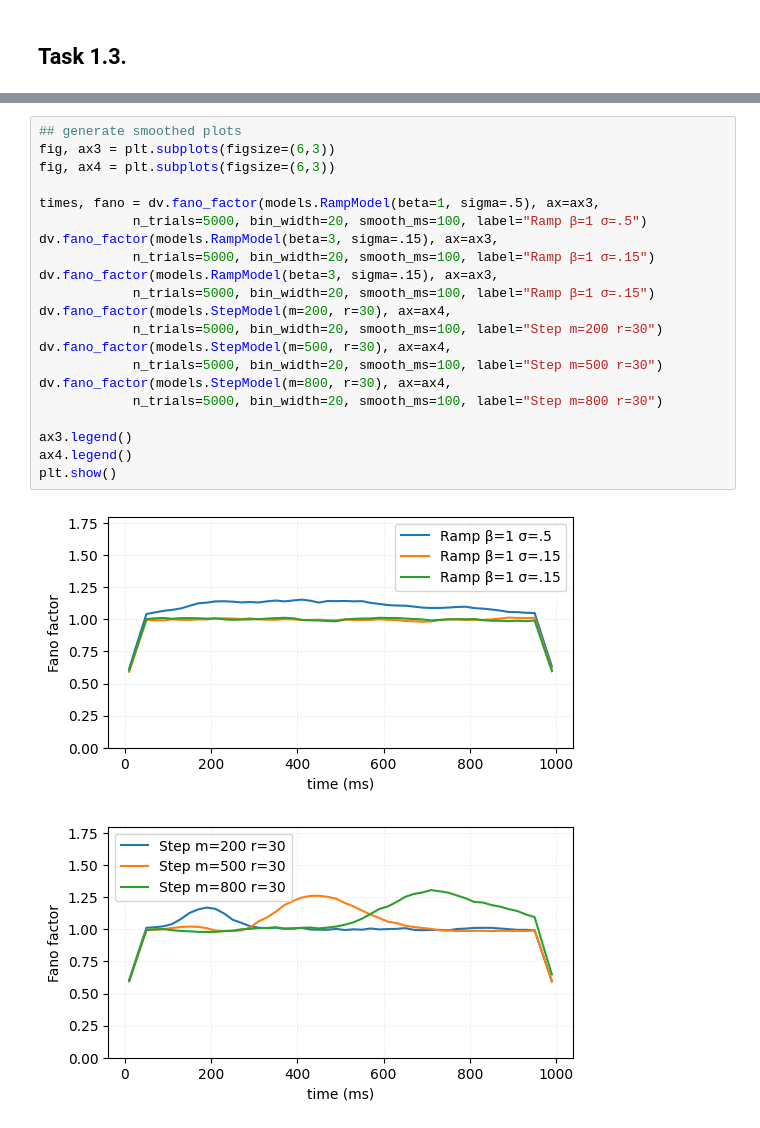
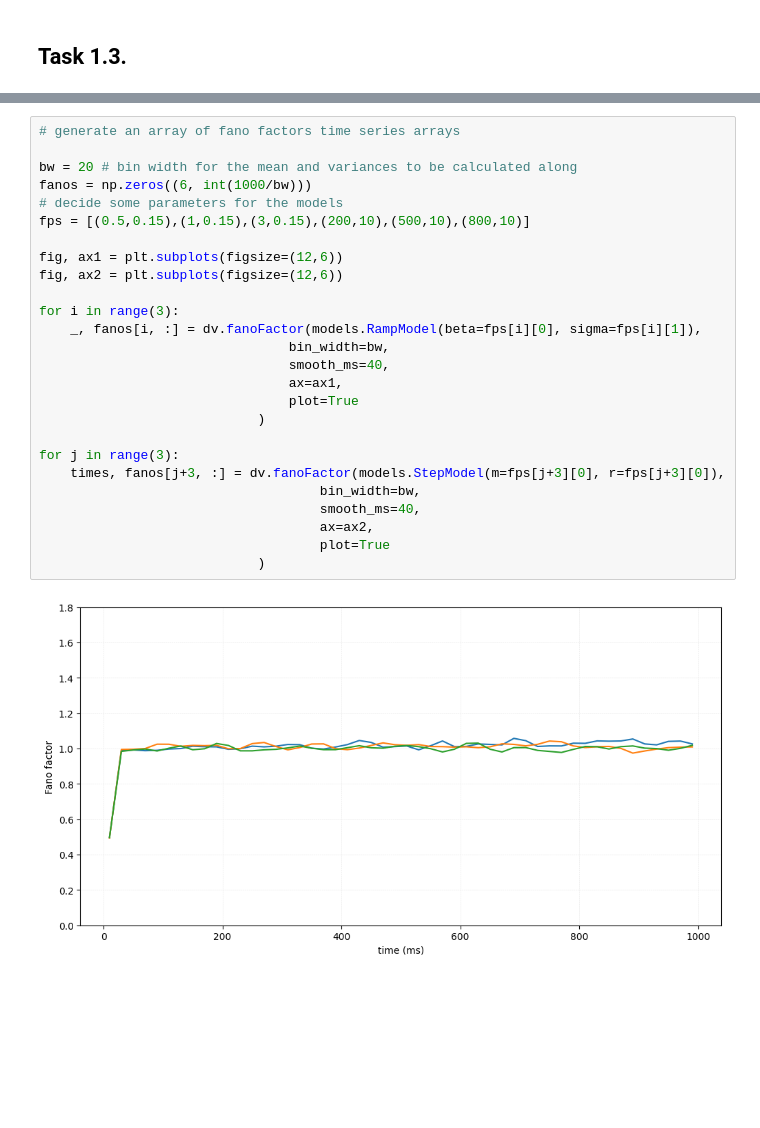
Before and after one commit to oparker7/gg3, a Jupyter notebook: task1_runlocal.ipynb, the cells around one changed output, grey strips where cells are left out. Drawn from its saved outputs; the diff is of its cells as text; blank space fills up the shorter version.

```diff
--- a/task1_runlocal.ipynb
+++ b/task1_runlocal.ipynb
@@ -77,24 +47,28 @@ plt.show()
-# %%
-## generate smoothed plots
-fig, ax3 = plt.subplots(figsize=(6,3))
-fig, ax4 = plt.subplots(figsize=(6,3))
-
-times, fano = dv.fano_factor(models.RampModel(beta=1, sigma=.5), ax=ax3,
-            n_trials=5000, bin_width=20, smooth_ms=100, label="Ramp β=1 σ=.5")
-dv.fano_factor(models.RampModel(beta=3, sigma=.15), ax=ax3,
-            n_trials=5000, bin_width=20, smooth_ms=100, label="Ramp β=1 σ=.15")
-dv.fano_factor(models.RampModel(beta=3, sigma=.15), ax=ax3,
-            n_trials=5000, bin_width=20, smooth_ms=100, label="Ramp β=1 σ=.15")
-dv.fano_factor(models.StepModel(m=200, r=30), ax=ax4,
-            n_trials=5000, bin_width=20, smooth_ms=100, label="Step m=200 r=30")
-dv.fano_factor(models.StepModel(m=500, r=30), ax=ax4,
-            n_trials=5000, bin_width=20, smooth_ms=100, label="Step m=500 r=30")
-dv.fano_factor(models.StepModel(m=800, r=30), ax=ax4,
-            n_trials=5000, bin_width=20, smooth_ms=100, label="Step m=800 r=30")
-
-ax3.legend()
-ax4.legend()
-plt.show()
-# %% [output]
-[figure, removed]
-[figure, removed]
+# %%
+# generate an array of fano factors time series arrays
+
+bw = 20 # bin width for the mean and variances to be calculated along
+fanos = np.zeros((6, int(1000/bw)))
+# decide some parameters for the models
+fps = [(0.5,0.15),(1,0.15),(3,0.15),(200,10),(500,10),(800,10)]
+
+fig, ax1 = plt.subplots(figsize=(12,6))
+fig, ax2 = plt.subplots(figsize=(12,6))
+
+for i in range(3):
+    _, fanos[i, :] = dv.fanoFactor(models.RampModel(beta=fps[i][0], sigma=fps[i][1]),
+                                bin_width=bw,
+                                smooth_ms=40,
+                                ax=ax1,
+                                plot=True
+                            )
+
+for j in range(3):
+    times, fanos[j+3, :] = dv.fanoFactor(models.StepModel(m=fps[j+3][0], r=fps[j+3][0]),
+                                    bin_width=bw,
+                                    smooth_ms=40,
+                                    ax=ax2,
+                                    plot=True
+                            )
+# %% [output]
+[figure, added]
```
Also changed, not shown: parts of 10 cells of this notebook.
